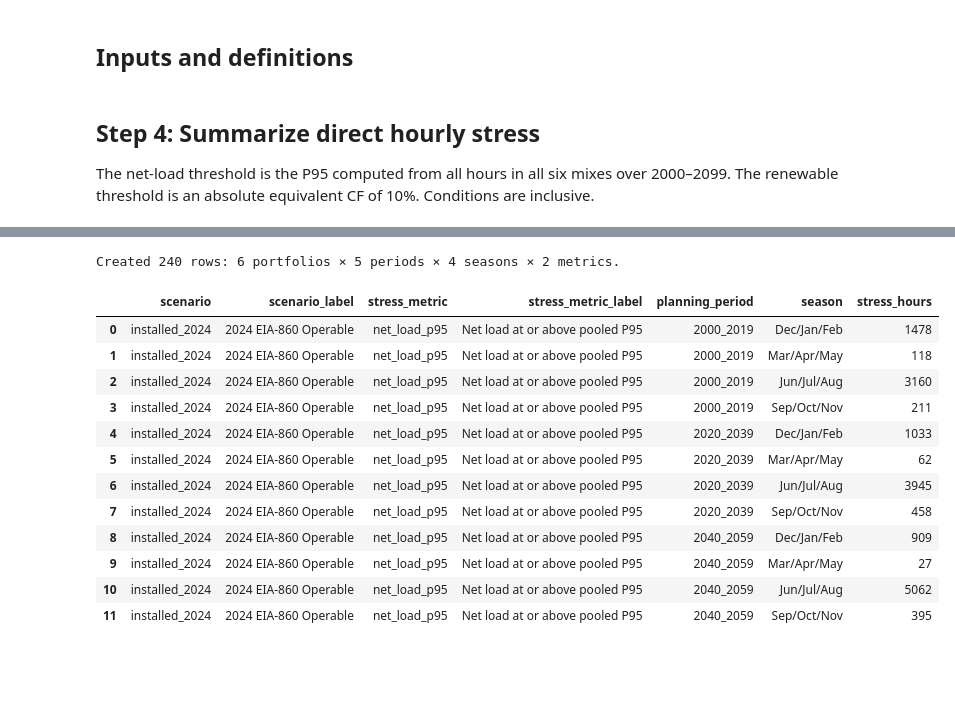
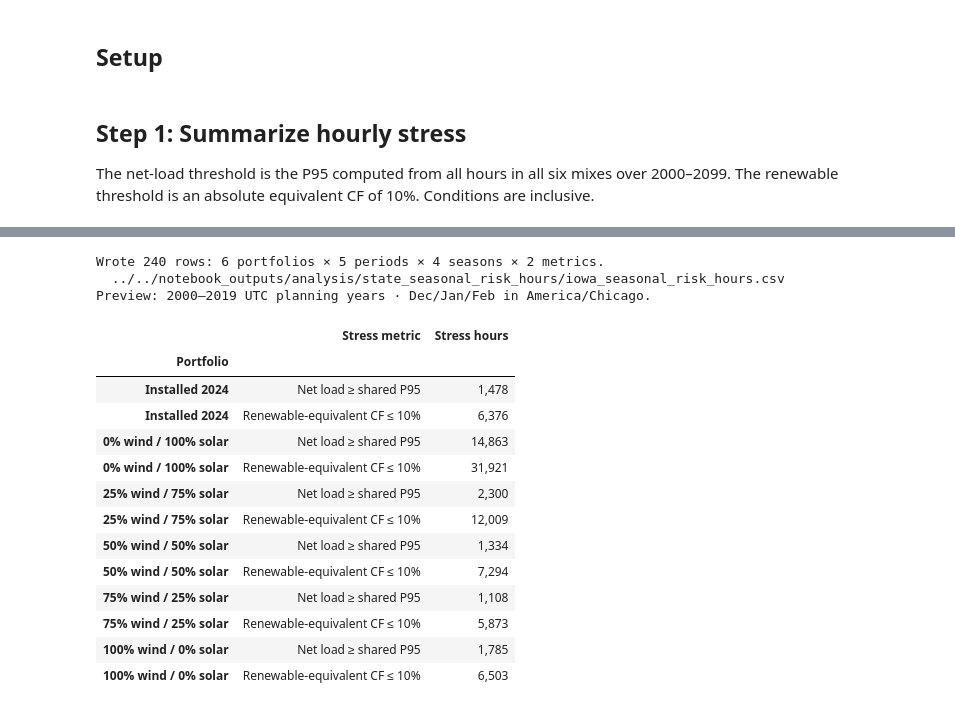
Before and after one commit to charliephillips4201/wxdata-notebooks, a Jupyter notebook: notebooks/analysis/state_seasonal_risk_hours.ipynb, the cells around one changed output, grey strips where cells are left out. Drawn from its saved outputs; the diff is of its cells as text; code cells hidden in the pictures; blank space fills up the shorter version.

```diff
--- a/notebooks/analysis/state_seasonal_risk_hours.ipynb
+++ b/notebooks/analysis/state_seasonal_risk_hours.ipynb
@@ -5,5 +9,5 @@ This notebook isolates Steps 4–5 of the state planning analysis. It counts ind
 # %% [markdown]
-## Inputs and definitions
+## Setup
 # %%
 from pathlib import Path
 from zoneinfo import ZoneInfo
@@ -13,13 +17,12 @@ import numpy as np
 import pandas as pd
 from IPython.display import display
 
-DATA_ROOT = Path("../../data")
-OUTPUT_DIR = Path("../../notebook_outputs/analysis/state_seasonal_risk_hours")
+OUTPUT_DIR = Path("../../notebook_outputs/analysis/state_seasonal_risk_hours").resolve()
 OUTPUT_DIR.mkdir(parents=True, exist_ok=True)
 
-STATE_ABBR = "IA"
-TAIESM_DATASET = "taiesm1_historical_ssp245_v022_2000_2099"
-METRICS_PATH = DATA_ROOT / TAIESM_DATASET / "state_scenario_metrics" / f"{STATE_ABBR}_{TAIESM_DATASET}_scenario_metrics.parquet"
+METRICS_PATH = Path(
+    "../../data/taiesm1_historical_ssp245_v022_2000_2099/state_scenario_metrics/IA_taiesm1_historical_ssp245_v022_2000_2099_scenario_metrics.parquet"
+).resolve()
 
 SCENARIOS = pd.DataFrame([
     ("installed_2024", "2024 EIA-860 Operable"),
@@ -56,7 +59,7 @@ MONTH_TO_SEASON = {
 PERIOD_ORDER = PLANNING_PERIODS["planning_period"].tolist()
 assert METRICS_PATH.is_file()
 # %% [markdown]
-## Step 4: Summarize direct hourly stress
+## Step 1: Summarize hourly stress
 
 The net-load threshold is the P95 computed from all hours in all six mixes over 2000–2099. The renewable threshold is an absolute equivalent CF of 10%. Conditions are inclusive.
 # %%
@@ -80,8 +83,9 @@ assert not hourly[["net_load_mw__raw", "renew_cf_equiv"]].isna().any().any()
 
 net_load_p95_mw = float(hourly["net_load_mw__raw"].quantile(NET_LOAD_STRESS_QUANTILE))
 hourly["planning_period"] = pd.NA
+utc_year = hourly["time_utc"].dt.year
 for period in PLANNING_PERIODS.itertuples(index=False):
-    mask = hourly["time_utc"].dt.year.between(period.start_year, period.end_year)
+    mask = utc_year.between(period.start_year, period.end_year)
     hourly.loc[mask, "planning_period"] = period.planning_period
 
 local_time = hourly["time_utc"].dt.tz_convert(ZoneInfo("America/Chicago"))
@@ -122,8 +126,34 @@ thresholds = pd.DataFrame([
     {"metric": "net_load_p95", "condition": f"net_load_mw__raw >= {net_load_p95_mw:.6f} MW", "basis": "All mixes, all 2000–2099 hours"},
     {"metric": "renew_cf_10pct", "condition": "renew_cf_equiv <= 0.10", "basis": "Absolute equivalent capacity factor"},
 ])
-display(thresholds)
-print(f"Created {len(summary)} rows: 6 portfolios × 5 periods × 4 seasons × 2 metrics.")
-display(summary.head(12))
+SCENARIO_LABELS = {
+    "installed_2024": "Installed 2024",
+    "split_w00_s100": "0% wind / 100% solar",
+    "split_w25_s75": "25% wind / 75% solar",
+    "split_w50_s50": "50% wind / 50% solar",
+    "split_w75_s25": "75% wind / 25% solar",
+    "split_w100_s00": "100% wind / 0% solar",
+}
+
+STRESS_METRIC_LABELS = {
+    "net_load_p95": "Net load ≥ shared P95",
+    "renew_cf_10pct": "Renewable-equivalent CF ≤ 10%",
+}
+# Format views only; the complete CSV above retains its original labels and row order.
+display(thresholds.replace({"metric": STRESS_METRIC_LABELS}).rename(columns={
+    "metric": "Stress metric", "condition": "Condition", "basis": "Threshold population",
+}).style.hide(axis="index"))
+print(f"Wrote {len(summary):,} rows: 6 portfolios × 5 periods × 4 seasons × 2 metrics.\n  {(OUTPUT_DIR / 'iowa_seasonal_risk_hours.csv').as_posix()}")
+print("Preview: 2000–2019 UTC planning years · Dec/Jan/Feb in America/Chicago.")
+display(summary.loc[
+    summary["planning_period"].eq("2000_2019")
+    & summary["season"].eq("Dec/Jan/Feb"),
+    ["scenario", "stress_metric", "stress_hours"],
+].set_index("scenario").loc[list(SCENARIO_LABELS)]
+    .rename(index=SCENARIO_LABELS, columns={
+        "stress_metric": "Stress metric", "stress_hours": "Stress hours",
+    }).rename_axis("Portfolio")
+    .replace({"Stress metric": STRESS_METRIC_LABELS})
+    .style.format({"Stress hours": "{:,d}"}))
 del hourly
 # %% [output]
@@ -133,15 +163,18 @@ del hourly
-Created 240 rows: 6 portfolios × 5 periods × 4 seasons × 2 metrics.
+Wrote 240 rows: 6 portfolios × 5 periods × 4 seasons × 2 metrics.
+  ../../notebook_outputs/analysis/state_seasonal_risk_hours/iowa_seasonal_risk_hours.csv
+Preview: 2000–2019 UTC planning years · Dec/Jan/Feb in America/Chicago.
-|  | scenario | scenario_label | stress_metric | stress_metric_label | planning_period | season | stress_hours |
-| 0 | installed_2024 | 2024 EIA-860 Operable | net_load_p95 | Net load at or above pooled P95 | 2000_2019 | Dec/Jan/Feb | 1478 |
-| 1 | installed_2024 | 2024 EIA-860 Operable | net_load_p95 | Net load at or above pooled P95 | 2000_2019 | Mar/Apr/May | 118 |
-| 2 | installed_2024 | 2024 EIA-860 Operable | net_load_p95 | Net load at or above pooled P95 | 2000_2019 | Jun/Jul/Aug | 3160 |
-| 3 | installed_2024 | 2024 EIA-860 Operable | net_load_p95 | Net load at or above pooled P95 | 2000_2019 | Sep/Oct/Nov | 211 |
-| 4 | installed_2024 | 2024 EIA-860 Operable | net_load_p95 | Net load at or above pooled P95 | 2020_2039 | Dec/Jan/Feb | 1033 |
-| 5 | installed_2024 | 2024 EIA-860 Operable | net_load_p95 | Net load at or above pooled P95 | 2020_2039 | Mar/Apr/May | 62 |
-| 6 | installed_2024 | 2024 EIA-860 Operable | net_load_p95 | Net load at or above pooled P95 | 2020_2039 | Jun/Jul/Aug | 3945 |
-| 7 | installed_2024 | 2024 EIA-860 Operable | net_load_p95 | Net load at or above pooled P95 | 2020_2039 | Sep/Oct/Nov | 458 |
-| 8 | installed_2024 | 2024 EIA-860 Operable | net_load_p95 | Net load at or above pooled P95 | 2040_2059 | Dec/Jan/Feb | 909 |
-| 9 | installed_2024 | 2024 EIA-860 Operable | net_load_p95 | Net load at or above pooled P95 | 2040_2059 | Mar/Apr/May | 27 |
-| 10 | installed_2024 | 2024 EIA-860 Operable | net_load_p95 | Net load at or above pooled P95 | 2040_2059 | Jun/Jul/Aug | 5062 |
-| 11 | installed_2024 | 2024 EIA-860 Operable | net_load_p95 | Net load at or above pooled P95 | 2040_2059 | Sep/Oct/Nov | 395 |
+|  | Stress metric | Stress hours |
+| Portfolio |  |  |
+| Installed 2024 | Net load ≥ shared P95 | 1,478 |
+| Installed 2024 | Renewable-equivalent CF ≤ 10% | 6,376 |
+| 0% wind / 100% solar | Net load ≥ shared P95 | 14,863 |
+| 0% wind / 100% solar | Renewable-equivalent CF ≤ 10% | 31,921 |
+| 25% wind / 75% solar | Net load ≥ shared P95 | 2,300 |
+| 25% wind / 75% solar | Renewable-equivalent CF ≤ 10% | 12,009 |
+| 50% wind / 50% solar | Net load ≥ shared P95 | 1,334 |
+| 50% wind / 50% solar | Renewable-equivalent CF ≤ 10% | 7,294 |
+| 75% wind / 25% solar | Net load ≥ shared P95 | 1,108 |
+| 75% wind / 25% solar | Renewable-equivalent CF ≤ 10% | 5,873 |
+| 100% wind / 0% solar | Net load ≥ shared P95 | 1,785 |
+| 100% wind / 0% solar | Renewable-equivalent CF ≤ 10% | 6,503 |
 # %% [markdown]
```
Also changed, not shown: parts of 5 cells of this notebook, 31 other files.
